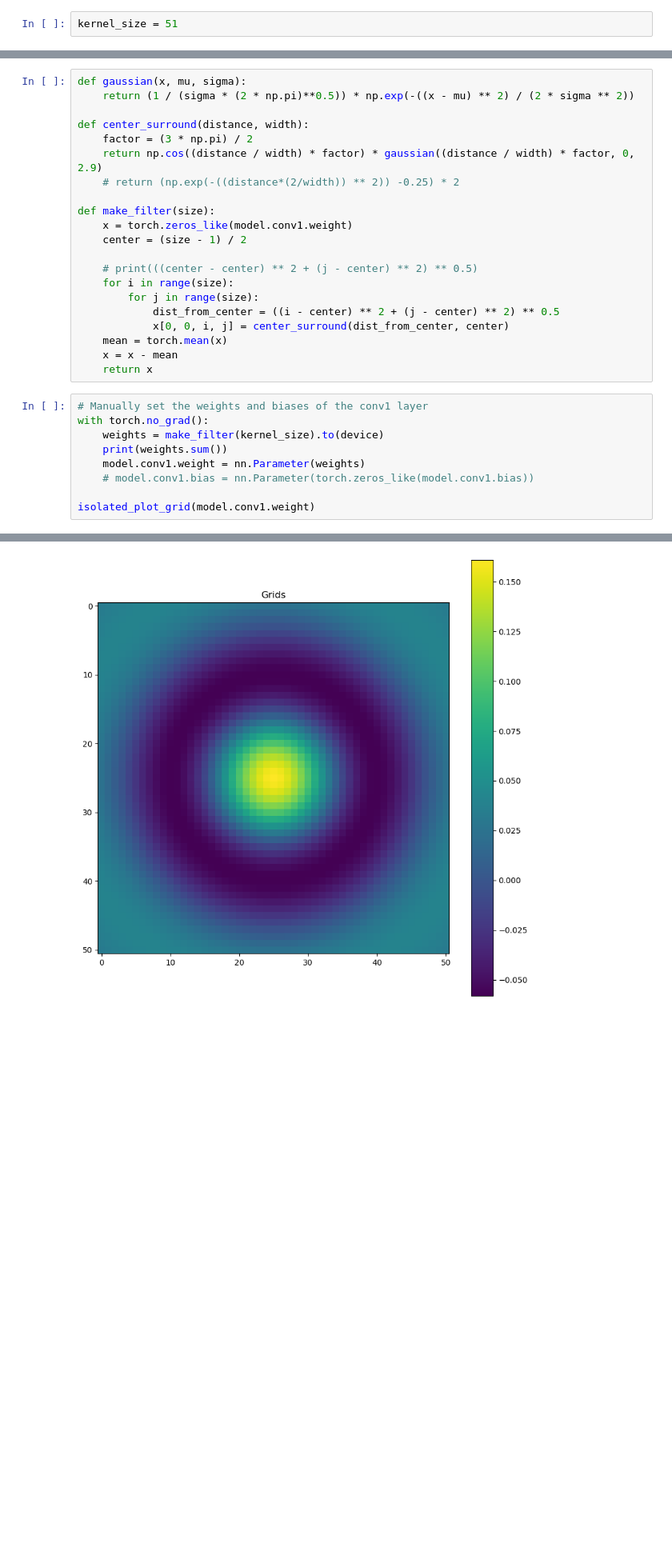
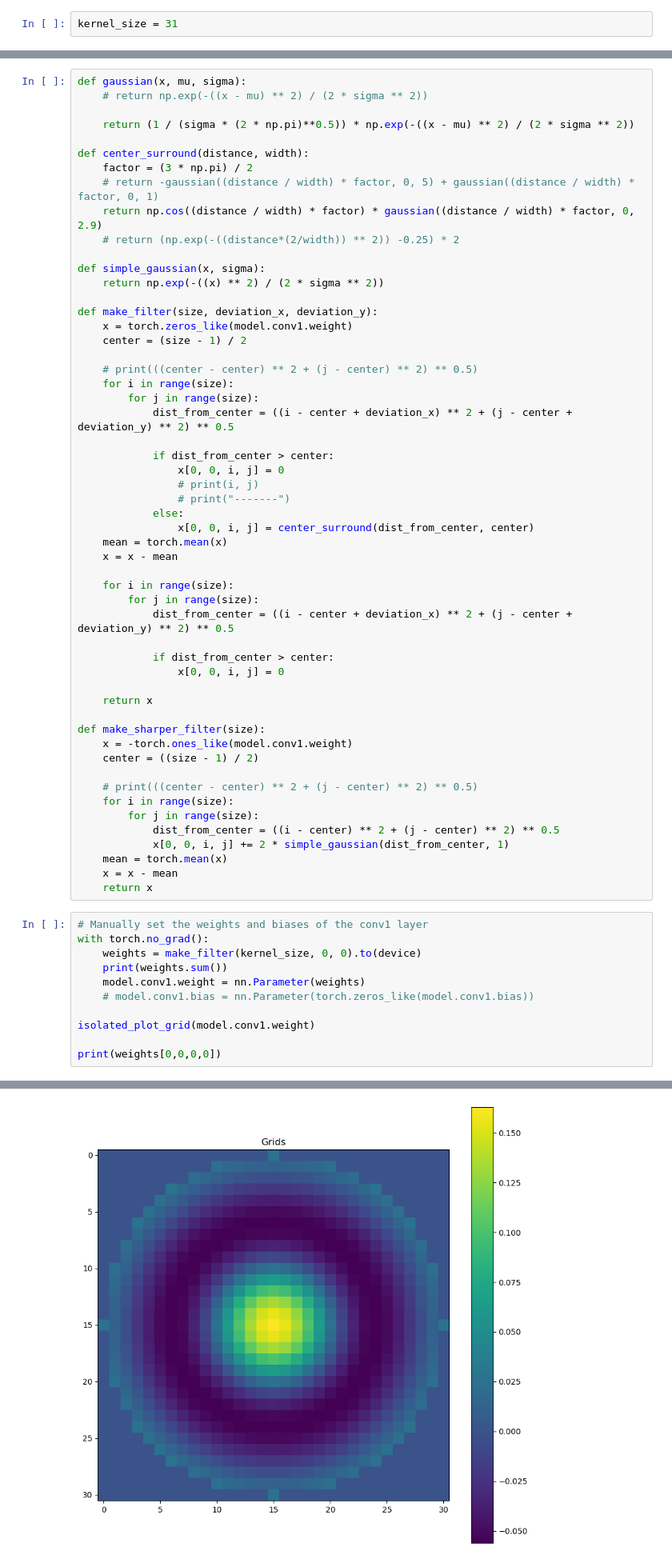
Before and after one commit to wellscrosby/GPU-Grid-Cells, a Jupyter notebook: grid_cells.ipynb, the cells around one changed output, grey strips where cells are left out. Shown: that part at 80% size. Saved outputs shown, nothing was run; the diff lists cells and outputs as text; blank space fills up the shorter version.

```diff
--- a/grid_cells.ipynb
+++ b/grid_cells.ipynb
@@ -31,5 +31,5 @@ True
 # %%
-kernel_size = 51
+kernel_size = 31
 # %%
 def isolated_plot_grid(x):
     plt.figure(figsize=(10, 10))
@@ -91,31 +58,66 @@ GridCell(
 # %%
 def gaussian(x, mu, sigma):
+    # return np.exp(-((x - mu) ** 2) / (2 * sigma ** 2))
+
     return (1 / (sigma * (2 * np.pi)**0.5)) * np.exp(-((x - mu) ** 2) / (2 * sigma ** 2))
 
 def center_surround(distance, width):
     factor = (3 * np.pi) / 2
+    # return -gaussian((distance / width) * factor, 0, 5) + gaussian((distance / width) * factor, 0, 1)
     return np.cos((distance / width) * factor) * gaussian((distance / width) * factor, 0, 2.9)
     # return (np.exp(-((distance*(2/width)) ** 2)) -0.25) * 2
 
-def make_filter(size):
+def simple_gaussian(x, sigma):
+    return np.exp(-((x) ** 2) / (2 * sigma ** 2))
+
+def make_filter(size, deviation_x, deviation_y):
     x = torch.zeros_like(model.conv1.weight)
     center = (size - 1) / 2
 
     # print(((center - center) ** 2 + (j - center) ** 2) ** 0.5)
     for i in range(size):
         for j in range(size):
+            dist_from_center = ((i - center + deviation_x) ** 2 + (j - center + deviation_y) ** 2) ** 0.5
+
+            if dist_from_center > center:
+                x[0, 0, i, j] = 0
+                # print(i, j)
+                # print("-------")
+            else:
+                x[0, 0, i, j] = center_surround(dist_from_center, center)
+    mean = torch.mean(x)
+    x = x - mean
+
+    for i in range(size):
+        for j in range(size):
+            dist_from_center = ((i - center + deviation_x) ** 2 + (j - center + deviation_y) ** 2) ** 0.5
+
+            if dist_from_center > center:
+                x[0, 0, i, j] = 0
+
+    return x
+
+def make_sharper_filter(size):
+    x = -torch.ones_like(model.conv1.weight)
+    center = ((size - 1) / 2)
+
+    # print(((center - center) ** 2 + (j - center) ** 2) ** 0.5)
+    for i in range(size):
+        for j in range(size):
             dist_from_center = ((i - center) ** 2 + (j - center) ** 2) ** 0.5
-            x[0, 0, i, j] = center_surround(dist_from_center, center)
+            x[0, 0, i, j] += 2 * simple_gaussian(dist_from_center, 1)
     mean = torch.mean(x)
     x = x - mean
     return x
 # %%
 # Manually set the weights and biases of the conv1 layer
 with torch.no_grad():
-    weights = make_filter(kernel_size).to(device)
+    weights = make_filter(kernel_size, 0, 0).to(device)
     print(weights.sum())
     model.conv1.weight = nn.Parameter(weights)
     # model.conv1.bias = nn.Parameter(torch.zeros_like(model.conv1.bias))
 
 isolated_plot_grid(model.conv1.weight)
+
+print(weights[0,0,0,0])
 # %% [output]
@@ -123 +125 @@ tensor(-2.6226e-06, device='cuda:0')
-[figure, old version]
+[figure, new version]
```
Also changed, not shown: parts of 9 cells of this notebook.
